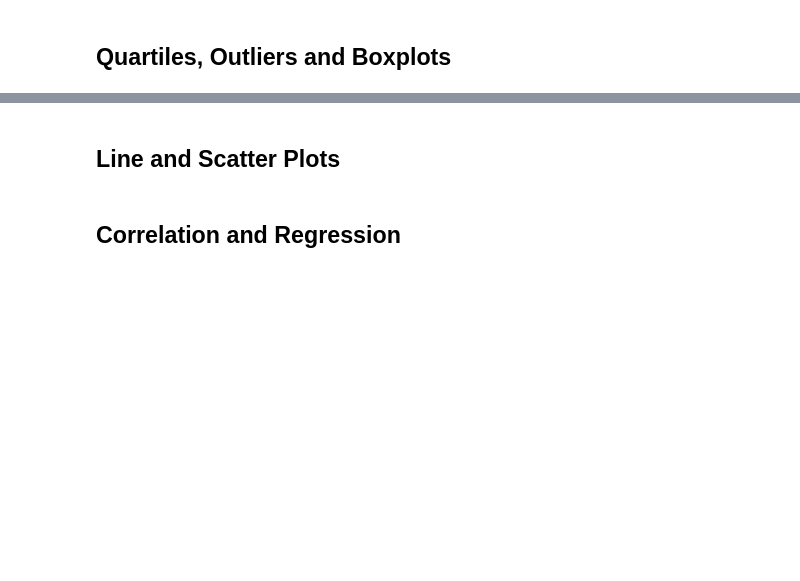
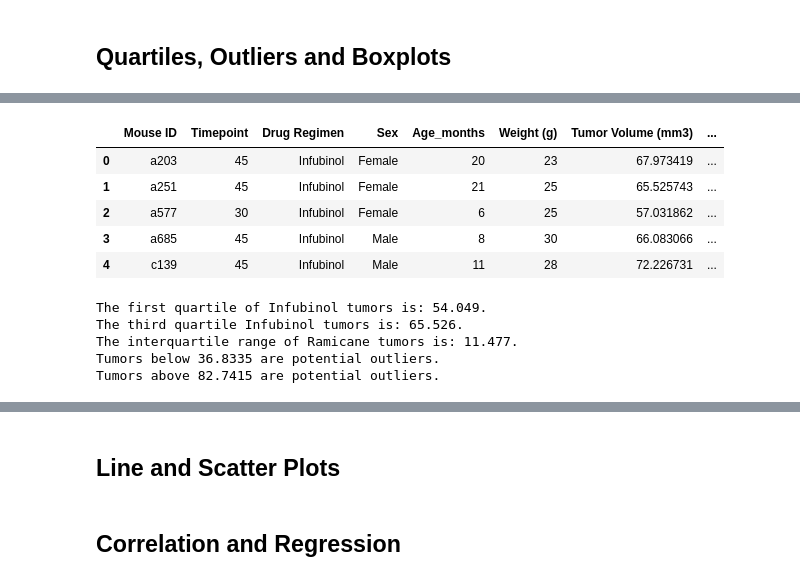
Before and after one commit to nadiaaldrich/matplotlib-challenge, a Jupyter notebook: Resources/Pymaceuticals/pymaceuticals_starter.ipynb, the cells around one changed output, grey strips where cells are left out. Cells and saved outputs as stored; diff of their text form; code cells hidden in the pictures; blank space fills up the shorter version.

```diff
--- a/Resources/Pymaceuticals/pymaceuticals_starter.ipynb
+++ b/Resources/Pymaceuticals/pymaceuticals_starter.ipynb
@@ -260,0 +344,37 @@ plt.show()
+# %%
+inf_last = inf_df.groupby("Mouse ID").max()["Timepoint"]
+inf_vol = pd.DataFrame(inf_last)
+inf_merge = pd.merge(inf_vol, merged_data, on = ("Mouse ID", "Timepoint"), how="left")
+inf_merge.head()
+# %% [output]
+|  | Mouse ID | Timepoint | Drug Regimen | Sex | Age_months | Weight (g) | Tumor Volume (mm3) | ... |
+| 0 | a203 | 45 | Infubinol | Female | 20 | 23 | 67.973419 | ... |
+| 1 | a251 | 45 | Infubinol | Female | 21 | 25 | 65.525743 | ... |
+| 2 | a577 | 30 | Infubinol | Female | 6 | 25 | 57.031862 | ... |
+| 3 | a685 | 45 | Infubinol | Male | 8 | 30 | 66.083066 | ... |
+| 4 | c139 | 45 | Infubinol | Male | 11 | 28 | 72.226731 | ... |
+# %%
+inf_tumors = inf_merge["Tumor Volume (mm3)"]
+
+quartiles = inf_tumors.quantile([.25, .5, .75])
+q1 = round(quartiles[0.25], 3)
+q3 = round(quartiles[0.75], 3)
+iqr= round(q3-q1, 3)
+
+print(f"The first quartile of Infubinol tumors is: {q1}.")
+print(f"The third quartile Infubinol tumors is: {q3}.")
+print(f"The interquartile range of Ramicane tumors is: {iqr}.")
+
+#outlier boundaries
+
+low_bound = q1 - (1.5*iqr)
+upper_bound = q3 + (1.5*iqr)
+
+print(f"Tumors below {low_bound} are potential outliers.")
+print(f"Tumors above {upper_bound} are potential outliers.")
+# %% [output]
+The first quartile of Infubinol tumors is: 54.049.
+The third quartile Infubinol tumors is: 65.526.
+The interquartile range of Ramicane tumors is: 11.477.
+Tumors below 36.8335 are potential outliers.
+Tumors above 82.7415 are potential outliers.
```
Also changed, not shown: parts of 10 cells of this notebook.
